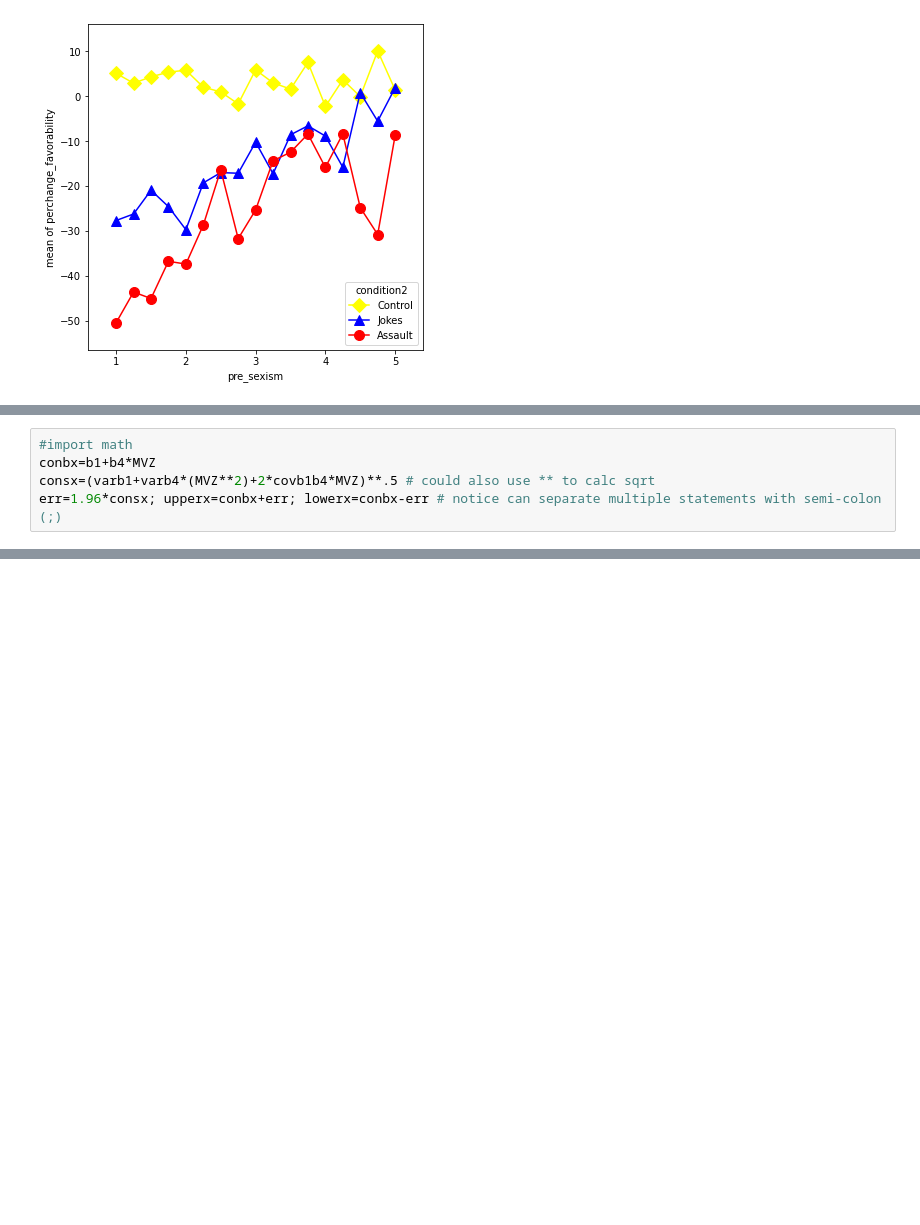
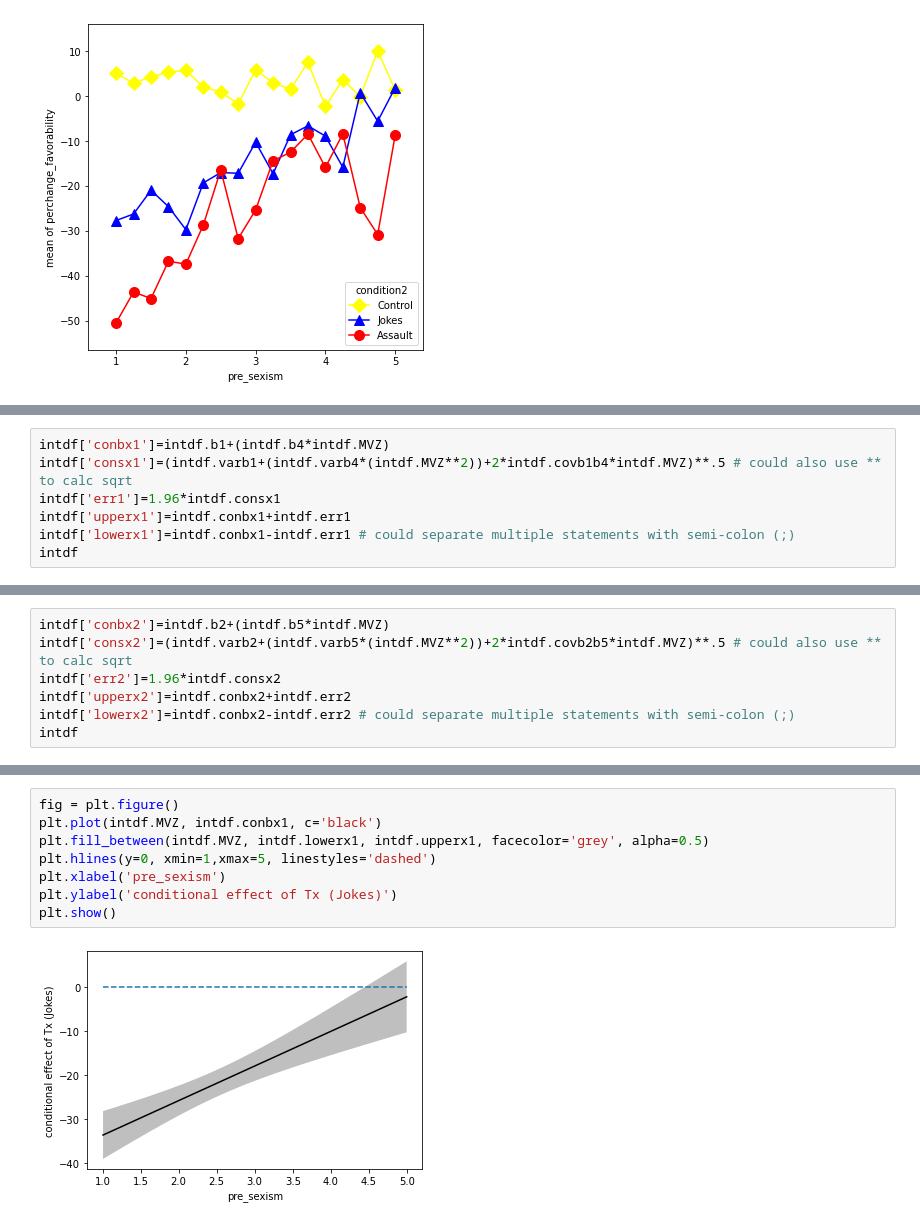
Before and after one commit to mattcingram/rep1_python, a Jupyter notebook: code/rep1_python.ipynb, the cells around one changed output, grey strips where cells are left out. Saved outputs shown, nothing was run; the diff lists cells and outputs as text; blank space fills up the shorter version.

```diff
--- a/code/rep1_python.ipynb
+++ b/code/rep1_python.ipynb
@@ -966,5 +954,7 @@ MVZ = np.random.uniform(1,5,1000)
 # %%
-#import math
-conbx=b1+b4*MVZ
-consx=(varb1+varb4*(MVZ**2)+2*covb1b4*MVZ)**.5 # could also use ** to calc sqrt
-err=1.96*consx; upperx=conbx+err; lowerx=conbx-err # notice can separate multiple statements with semi-colon (;)
+intdf['conbx1']=intdf.b1+(intdf.b4*intdf.MVZ)
+intdf['consx1']=(intdf.varb1+(intdf.varb4*(intdf.MVZ**2))+2*intdf.covb1b4*intdf.MVZ)**.5 # could also use ** to calc sqrt
+intdf['err1']=1.96*intdf.consx1
+intdf['upperx1']=intdf.conbx1+intdf.err1
+intdf['lowerx1']=intdf.conbx1-intdf.err1 # could separate multiple statements with semi-colon (;)
+intdf
@@ -970,0 +975,7 @@ err=1.96*consx; upperx=conbx+err; lowerx=conbx-err # notice can separate multipl
+# %%
+intdf['conbx2']=intdf.b2+(intdf.b5*intdf.MVZ)
+intdf['consx2']=(intdf.varb2+(intdf.varb5*(intdf.MVZ**2))+2*intdf.covb2b5*intdf.MVZ)**.5 # could also use ** to calc sqrt
+intdf['err2']=1.96*intdf.consx2
+intdf['upperx2']=intdf.conbx2+intdf.err2
+intdf['lowerx2']=intdf.conbx2-intdf.err2 # could separate multiple statements with semi-colon (;)
+intdf
@@ -970,0 +996,10 @@ err=1.96*consx; upperx=conbx+err; lowerx=conbx-err # notice can separate multipl
+# %%
+fig = plt.figure()
+plt.plot(intdf.MVZ, intdf.conbx1, c='black')
+plt.fill_between(intdf.MVZ, intdf.lowerx1, intdf.upperx1, facecolor='grey', alpha=0.5)
+plt.hlines(y=0, xmin=1,xmax=5, linestyles='dashed')
+plt.xlabel('pre_sexism')
+plt.ylabel('conditional effect of Tx (Jokes)')
+plt.show()
+# %% [output]
+[figure, added]
```
Also changed, not shown: parts of 19 cells of this notebook.
